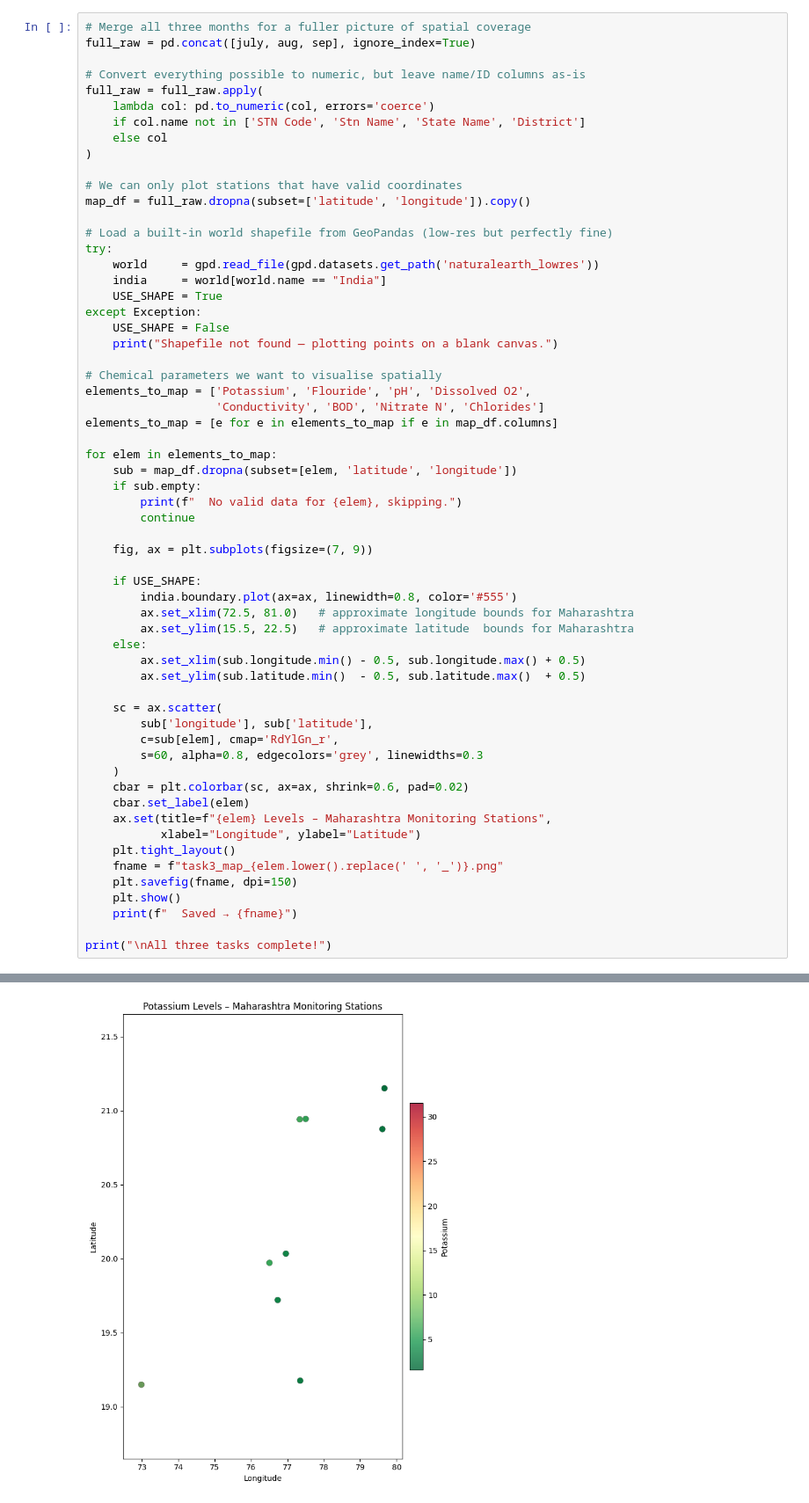
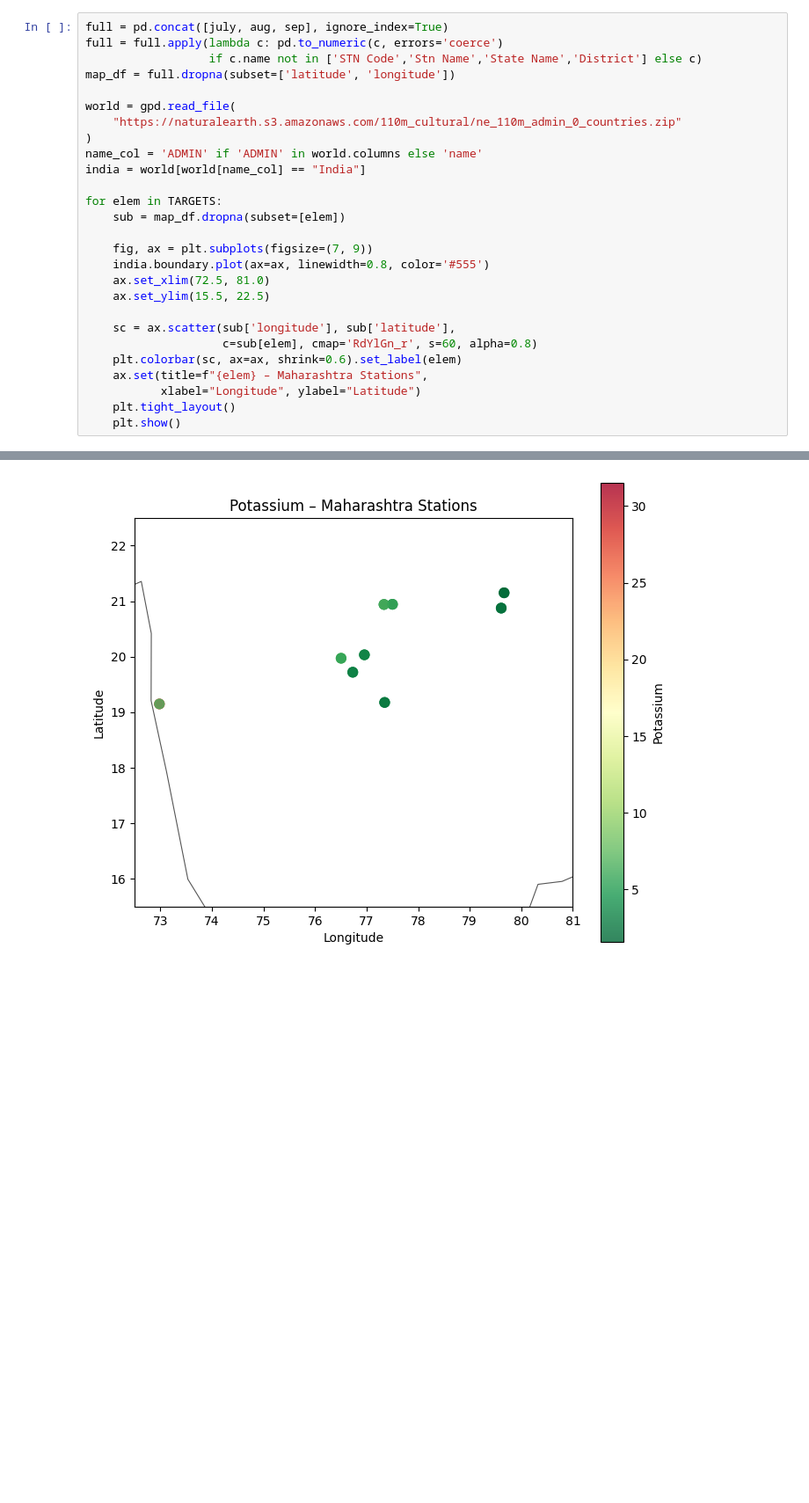
Before and after one commit to swayam-mishra/AD-Lab, a Jupyter notebook: water_quality_project/analysis.ipynb, the cells around one changed output, grey strips where cells are left out. Shown at 88% size. Drawn from its saved outputs; the diff is of its cells as text; blank space fills up the shorter version.

```diff
--- a/water_quality_project/analysis.ipynb
+++ b/water_quality_project/analysis.ipynb
@@ -263,61 +111,28 @@ We use **all three months' data** for the map (more points = richer spatial pict
 # %%
-# Merge all three months for a fuller picture of spatial coverage
-full_raw = pd.concat([july, aug, sep], ignore_index=True)
+full = pd.concat([july, aug, sep], ignore_index=True)
+full = full.apply(lambda c: pd.to_numeric(c, errors='coerce')
+                  if c.name not in ['STN Code','Stn Name','State Name','District'] else c)
+map_df = full.dropna(subset=['latitude', 'longitude'])
 
-# Convert everything possible to numeric, but leave name/ID columns as-is
-full_raw = full_raw.apply(
-    lambda col: pd.to_numeric(col, errors='coerce')
-    if col.name not in ['STN Code', 'Stn Name', 'State Name', 'District']
-    else col
+world = gpd.read_file(
+    "https://naturalearth.s3.amazonaws.com/110m_cultural/ne_110m_admin_0_countries.zip"
 )
+name_col = 'ADMIN' if 'ADMIN' in world.columns else 'name'
+india = world[world[name_col] == "India"]
 
-# We can only plot stations that have valid coordinates
-map_df = full_raw.dropna(subset=['latitude', 'longitude']).copy()
-
-# Load a built-in world shapefile from GeoPandas (low-res but perfectly fine)
-try:
-    world     = gpd.read_file(gpd.datasets.get_path('naturalearth_lowres'))
-    india     = world[world.name == "India"]
-    USE_SHAPE = True
-except Exception:
-    USE_SHAPE = False
-    print("Shapefile not found — plotting points on a blank canvas.")
-
-# Chemical parameters we want to visualise spatially
-elements_to_map = ['Potassium', 'Flouride', 'pH', 'Dissolved O2',
-                   'Conductivity', 'BOD', 'Nitrate N', 'Chlorides']
-elements_to_map = [e for e in elements_to_map if e in map_df.columns]
-
-for elem in elements_to_map:
-    sub = map_df.dropna(subset=[elem, 'latitude', 'longitude'])
-    if sub.empty:
-        print(f"  No valid data for {elem}, skipping.")
-        continue
+for elem in TARGETS:
+    sub = map_df.dropna(subset=[elem])
 
     fig, ax = plt.subplots(figsize=(7, 9))
+    india.boundary.plot(ax=ax, linewidth=0.8, color='#555')
+    ax.set_xlim(72.5, 81.0)
+    ax.set_ylim(15.5, 22.5)
 
-    if USE_SHAPE:
-        india.boundary.plot(ax=ax, linewidth=0.8, color='#555')
-        ax.set_xlim(72.5, 81.0)   # approximate longitude bounds for Maharashtra
-        ax.set_ylim(15.5, 22.5)   # approximate latitude  bounds for Maharashtra
-    else:
-        ax.set_xlim(sub.longitude.min() - 0.5, sub.longitude.max() + 0.5)
-        ax.set_ylim(sub.latitude.min()  - 0.5, sub.latitude.max()  + 0.5)
-
-    sc = ax.scatter(
-        sub['longitude'], sub['latitude'],
-        c=sub[elem], cmap='RdYlGn_r',
-        s=60, alpha=0.8, edgecolors='grey', linewidths=0.3
-    )
-    cbar = plt.colorbar(sc, ax=ax, shrink=0.6, pad=0.02)
-    cbar.set_label(elem)
-    ax.set(title=f"{elem} Levels – Maharashtra Monitoring Stations",
+    sc = ax.scatter(sub['longitude'], sub['latitude'],
+                    c=sub[elem], cmap='RdYlGn_r', s=60, alpha=0.8)
+    plt.colorbar(sc, ax=ax, shrink=0.6).set_label(elem)
+    ax.set(title=f"{elem} – Maharashtra Stations",
            xlabel="Longitude", ylabel="Latitude")
     plt.tight_layout()
-    fname = f"task3_map_{elem.lower().replace(' ', '_')}.png"
-    plt.savefig(fname, dpi=150)
     plt.show()
-    print(f"  Saved → {fname}")
-
-print("\nAll three tasks complete!")
 # %% [output]
@@ -325 +139 @@ Shapefile not found — plotting points on a blank canvas.
-[figure, old version]
+[figure, new version]
```
Also changed, not shown: parts of 12 cells of this notebook, 14 other files.
